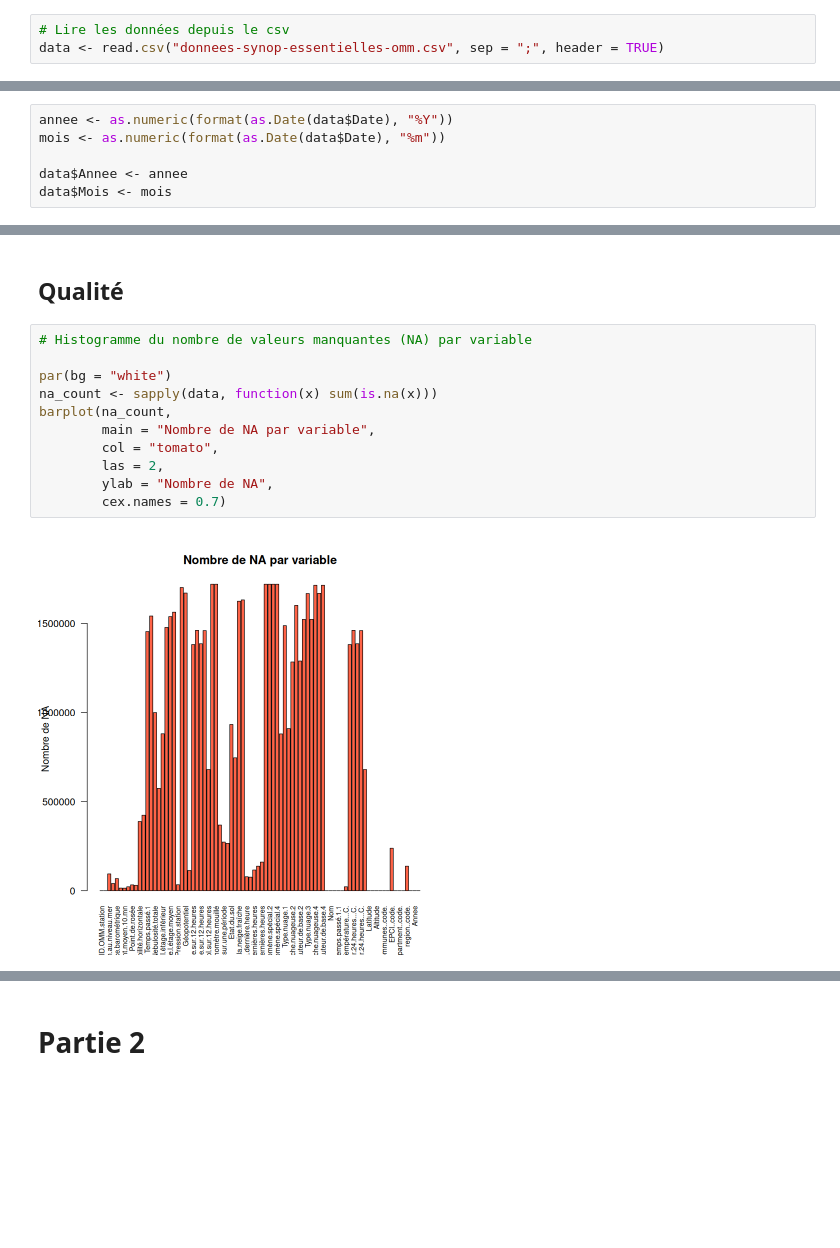
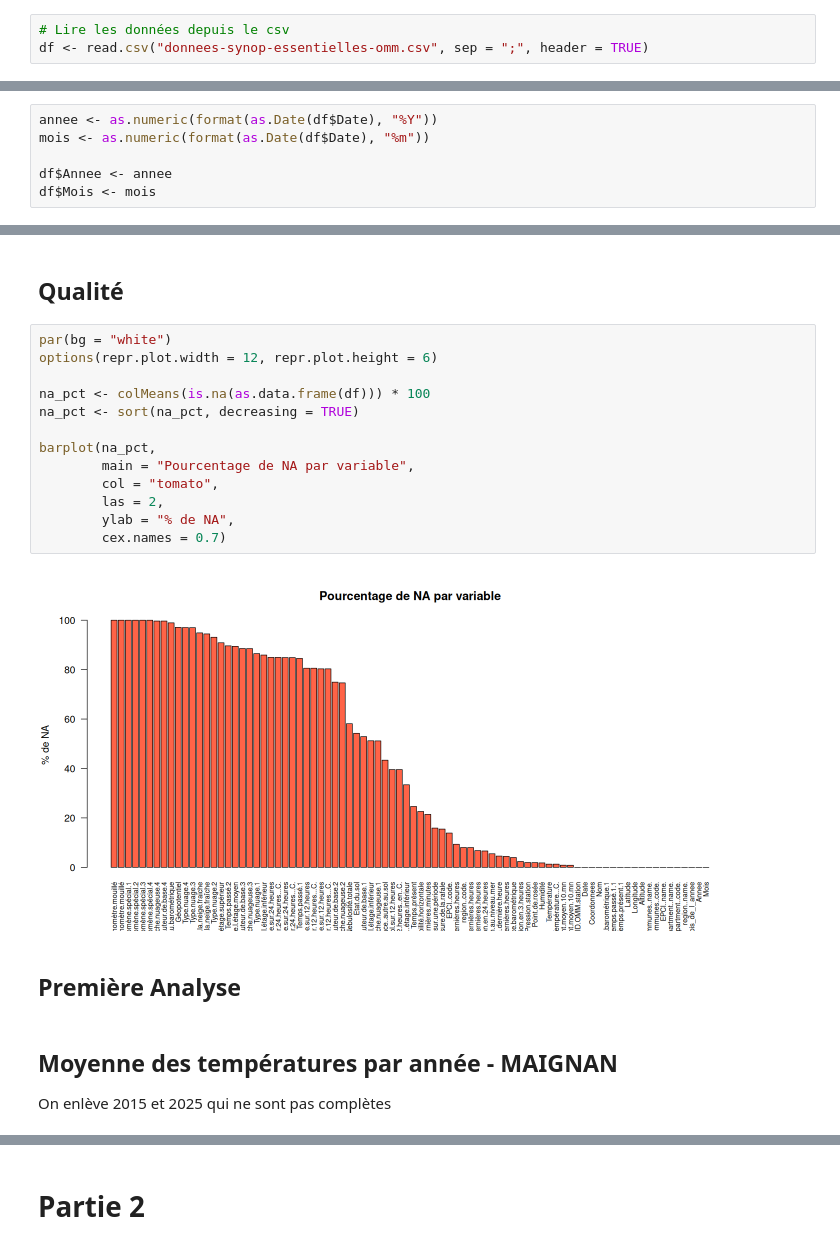
Before and after one commit to alextonon/BE_R, a Jupyter notebook: Projet_R_alex_et_audrey.ipynb, the cells around one changed output, grey strips where cells are left out. Saved outputs shown, nothing was run; the diff lists cells and outputs as text; blank space fills up the shorter version.

```diff
--- a/Projet_R_alex_et_audrey.ipynb
+++ b/Projet_R_alex_et_audrey.ipynb
@@ -27,6 +17,6 @@ Warning message in readLines("API.txt", n = 1):
 # %%
 # Lire les données depuis le csv
-data <- read.csv("donnees-synop-essentielles-omm.csv", sep = ";", header = TRUE)
+df <- read.csv("donnees-synop-essentielles-omm.csv", sep = ";", header = TRUE)
 # %% [markdown]
 ## Description quantitative des données
 # %%
@@ -44,11 +33,11 @@ Les données débutent le 2015-08-04T02:00:00+02:00 et se terminent le 2025-09-0
 ## Répartition temporelle des données
 On regarde l'étendue de nos données et les éventuels trous pour ne pas suranalyser des phénomènes plus tard (ex si on a un hiver de + dans les données, cela fausse nos moyennes de température)
 # %%
-annee <- as.numeric(format(as.Date(data$Date), "%Y"))
-mois <- as.numeric(format(as.Date(data$Date), "%m"))
+annee <- as.numeric(format(as.Date(df$Date), "%Y"))
+mois <- as.numeric(format(as.Date(df$Date), "%m"))
 
-data$Annee <- annee
-data$Mois <- mois
+df$Annee <- annee
+df$Mois <- mois
 # %%
 par(bg = "white")
 barplot(table(annee),
@@ -142,15 +134,22 @@ Il y a 20 stations a priori hors de france métropolitaine
 # %% [markdown]
 ## Qualité
 # %%
-# Histogramme du nombre de valeurs manquantes (NA) par variable
+par(bg = "white")
+options(repr.plot.width = 12, repr.plot.height = 6)
 
-par(bg = "white")
-na_count <- sapply(data, function(x) sum(is.na(x)))
-barplot(na_count,
-        main = "Nombre de NA par variable",
+na_pct <- colMeans(is.na(as.data.frame(df))) * 100
+na_pct <- sort(na_pct, decreasing = TRUE)
+
+barplot(na_pct,
+        main = "Pourcentage de NA par variable",
         col = "tomato",
         las = 2,
-        ylab = "Nombre de NA",
+        ylab = "% de NA",
         cex.names = 0.7)
 # %% [output]
-[figure, old version]
+[figure, new version]
+# %% [markdown]
+## Première Analyse
+# %% [markdown]
+## Moyenne des températures par année - MAIGNAN
+On enlève 2015 et 2025 qui ne sont pas complètes
```
Also changed, not shown: parts of 12 cells of this notebook.
